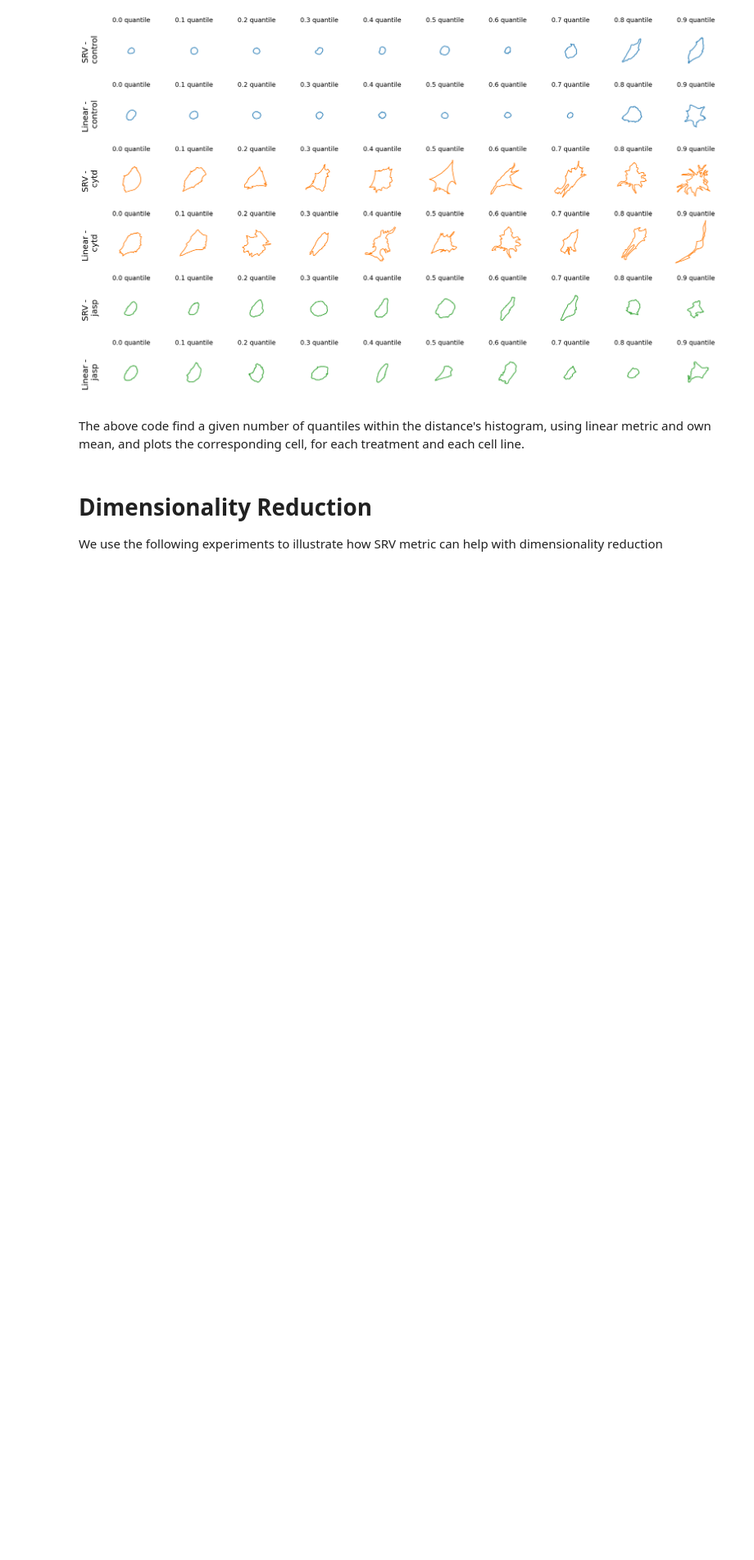
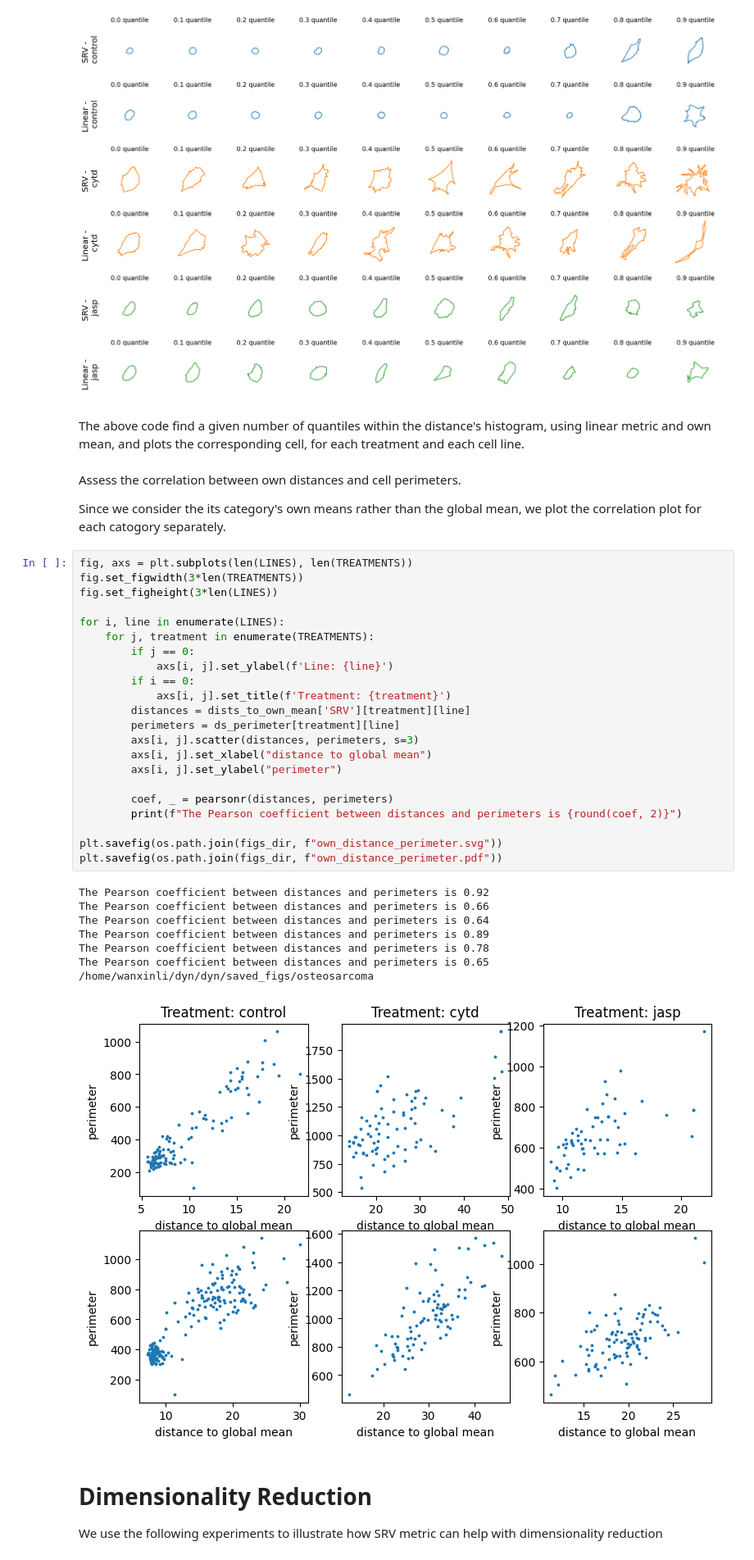
Before and after one commit to wxli0/dyn, a Jupyter notebook: dyn/notebooks/osteosarcoma_analysis_no_scale.ipynb, the cells around one changed output. Shown at 82% size. Saved outputs shown, nothing was run; the diff lists cells and outputs as text; blank space fills up the shorter version.

```diff
--- a/dyn/notebooks/osteosarcoma_analysis_no_scale.ipynb
+++ b/dyn/notebooks/osteosarcoma_analysis_no_scale.ipynb
@@ -1091,6 +1128,41 @@ plt.savefig(os.path.join(figs_dir, f"{line}_quantile_{suffix}.pdf"))
 [figure]
 # %% [markdown]
 The above code find a given number of quantiles within the distance's histogram, using linear metric and own mean, and plots the corresponding cell, for each treatment and each cell line.
+# %% [markdown]
+Assess the correlation between own distances and cell perimeters.
+
+Since we consider the its category's own means rather than the global mean, we plot the correlation plot for each catogory separately.
+# %%
+fig, axs = plt.subplots(len(LINES), len(TREATMENTS))
+fig.set_figwidth(3*len(TREATMENTS))
+fig.set_figheight(3*len(LINES))
+
+for i, line in enumerate(LINES):
+    for j, treatment in enumerate(TREATMENTS):
+        if j == 0:
+            axs[i, j].set_ylabel(f'Line: {line}')
+        if i == 0:
+            axs[i, j].set_title(f'Treatment: {treatment}')
+        distances = dists_to_own_mean['SRV'][treatment][line]
+        perimeters = ds_perimeter[treatment][line]
+        axs[i, j].scatter(distances, perimeters, s=3)
+        axs[i, j].set_xlabel("distance to global mean")
+        axs[i, j].set_ylabel("perimeter")
+
+        coef, _ = pearsonr(distances, perimeters)
+        print(f"The Pearson coefficient between distances and perimeters is {round(coef, 2)}")
+
+plt.savefig(os.path.join(figs_dir, f"own_distance_perimeter.svg"))
+plt.savefig(os.path.join(figs_dir, f"own_distance_perimeter.pdf"))
+# %% [output]
+The Pearson coefficient between distances and perimeters is 0.92
+The Pearson coefficient between distances and perimeters is 0.66
+The Pearson coefficient between distances and perimeters is 0.64
+The Pearson coefficient between distances and perimeters is 0.89
+The Pearson coefficient between distances and perimeters is 0.78
+The Pearson coefficient between distances and perimeters is 0.65
+/home/wanxinli/dyn/dyn/saved_figs/osteosarcoma
+[figure, added]
 # %% [markdown]
 # Dimensionality Reduction
 
```
Also changed, not shown: parts of 13 cells of this notebook, 8 other files.
